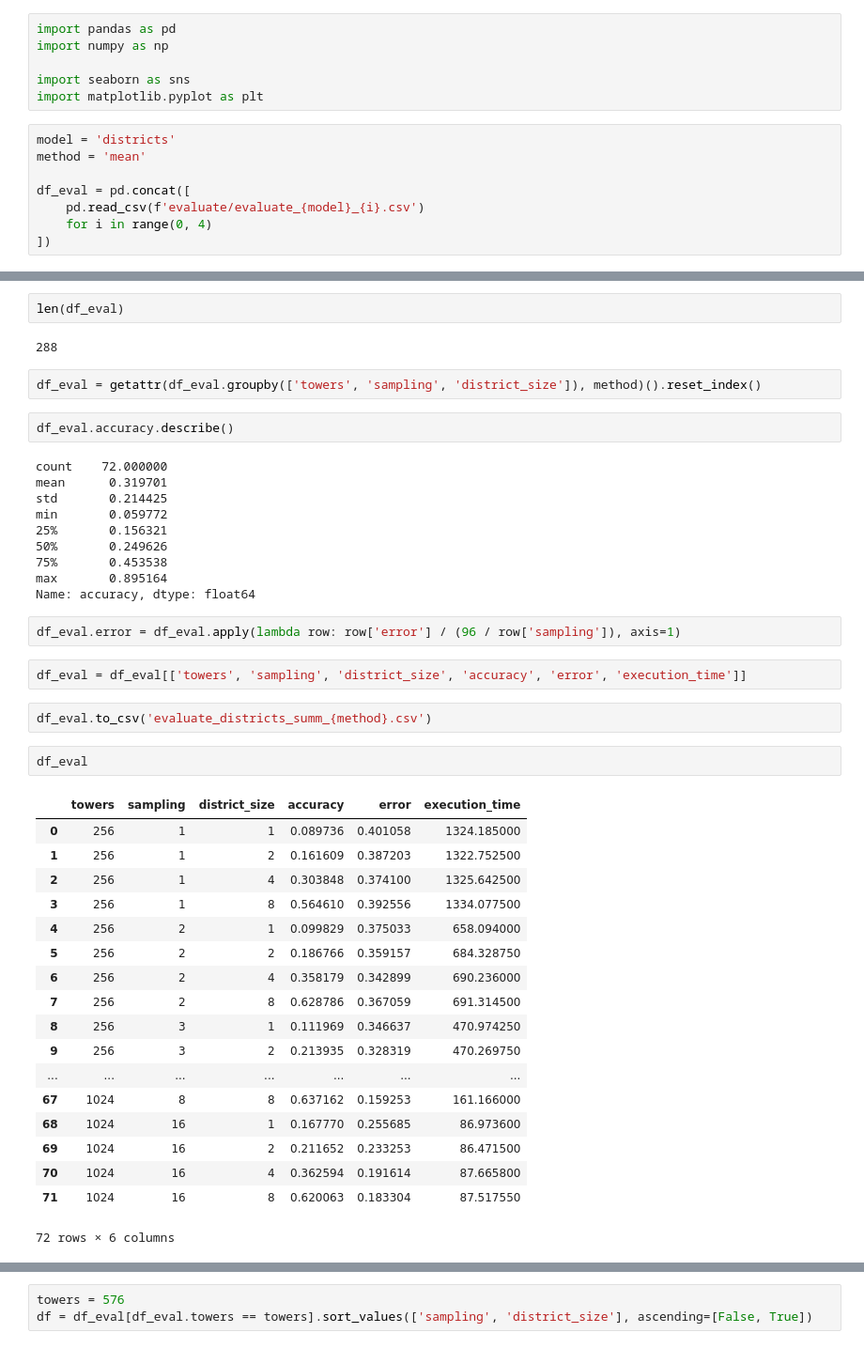
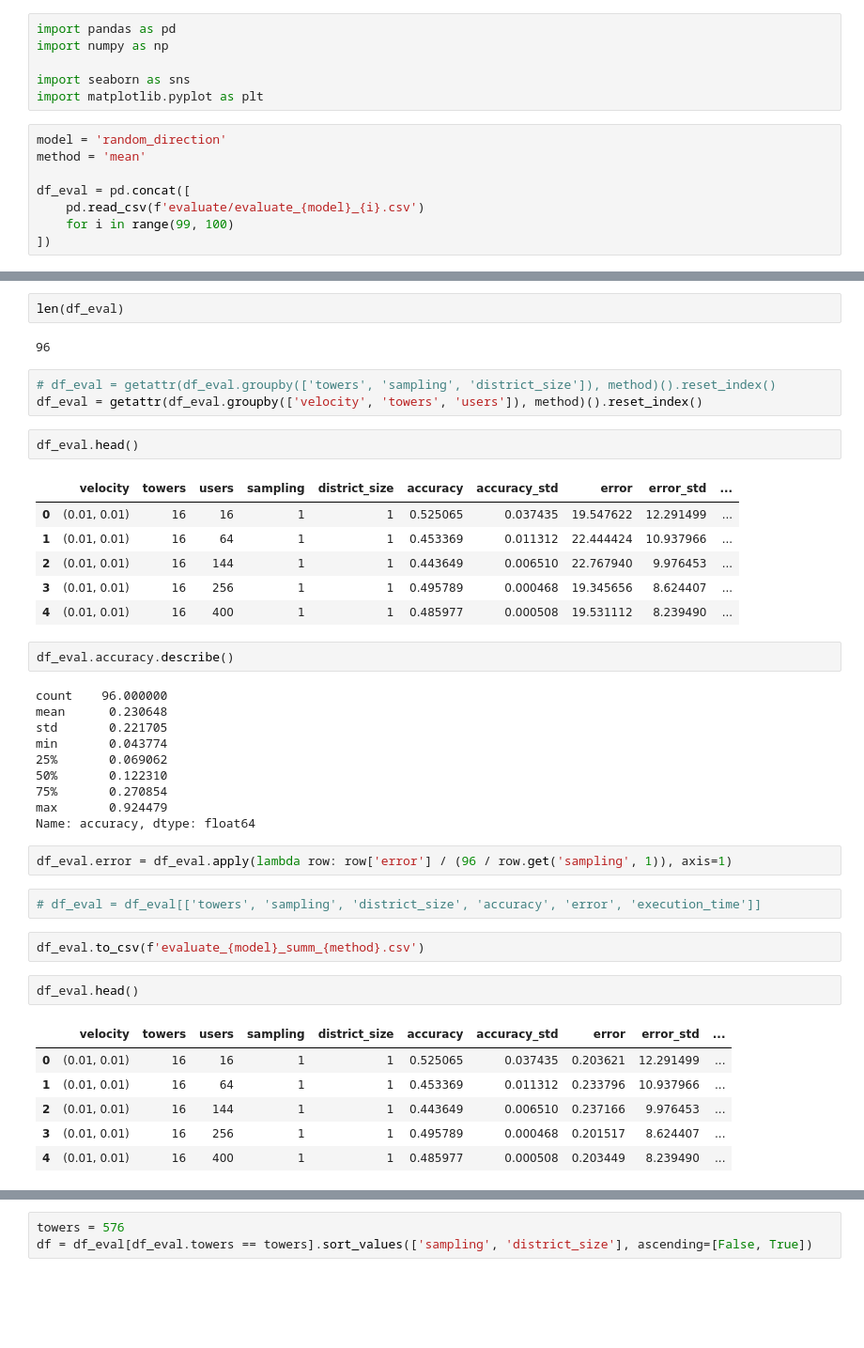
Before and after one commit to leopiney/tscf, a Jupyter notebook: evaluation-results-analysis.ipynb, the cells around one changed output, grey strips where cells are left out. Shown at 94% size. Cells and saved outputs as stored; diff of their text form; blank space fills up the shorter version.

```diff
--- a/evaluation-results-analysis.ipynb
+++ b/evaluation-results-analysis.ipynb
@@ -5,12 +5,12 @@ import numpy as np
 import seaborn as sns
 import matplotlib.pyplot as plt
 # %%
-model = 'districts'
+model = 'random_direction'
 method = 'mean'
 
 df_eval = pd.concat([
     pd.read_csv(f'evaluate/evaluate_{model}_{i}.csv')
-    for i in range(0, 4)
+    for i in range(99, 100)
 ])
 # %%
 df_eval.columns
@@ -21,45 +21,43 @@ Index(['towers', 'sampling', 'district_size', 'accuracy', 'accuracy_std',
 # %%
 len(df_eval)
 # %% [output]
-288
+96
 # %%
-df_eval = getattr(df_eval.groupby(['towers', 'sampling', 'district_size']), method)().reset_index()
+# df_eval = getattr(df_eval.groupby(['towers', 'sampling', 'district_size']), method)().reset_index()
+df_eval = getattr(df_eval.groupby(['velocity', 'towers', 'users']), method)().reset_index()
+# %%
+df_eval.head()
+# %% [output]
+|  | velocity | towers | users | sampling | district_size | accuracy | accuracy_std | error | error_std | ... |
+| 0 | (0.01, 0.01) | 16 | 16 | 1 | 1 | 0.525065 | 0.037435 | 19.547622 | 12.291499 | ... |
+| 1 | (0.01, 0.01) | 16 | 64 | 1 | 1 | 0.453369 | 0.011312 | 22.444424 | 10.937966 | ... |
+| 2 | (0.01, 0.01) | 16 | 144 | 1 | 1 | 0.443649 | 0.006510 | 22.767940 | 9.976453 | ... |
+| 3 | (0.01, 0.01) | 16 | 256 | 1 | 1 | 0.495789 | 0.000468 | 19.345656 | 8.624407 | ... |
+| 4 | (0.01, 0.01) | 16 | 400 | 1 | 1 | 0.485977 | 0.000508 | 19.531112 | 8.239490 | ... |
 # %%
 df_eval.accuracy.describe()
 # %% [output]
-count    72.000000
-mean      0.319701
-std       0.214425
-min       0.059772
-25%       0.156321
-50%       0.249626
-75%       0.453538
-max       0.895164
+count    96.000000
+mean      0.230648
+std       0.221705
+min       0.043774
+25%       0.069062
+50%       0.122310
+75%       0.270854
+max       0.924479
 Name: accuracy, dtype: float64
 # %%
-df_eval.error = df_eval.apply(lambda row: row['error'] / (96 / row['sampling']), axis=1)
+df_eval.error = df_eval.apply(lambda row: row['error'] / (96 / row.get('sampling', 1)), axis=1)
 # %%
-df_eval = df_eval[['towers', 'sampling', 'district_size', 'accuracy', 'error', 'execution_time']]
+# df_eval = df_eval[['towers', 'sampling', 'district_size', 'accuracy', 'error', 'execution_time']]
 # %%
-df_eval.to_csv('evaluate_districts_summ_{method}.csv')
+df_eval.to_csv(f'evaluate_{model}_summ_{method}.csv')
 # %%
-df_eval
+df_eval.head()
 # %% [output]
-|  | towers | sampling | district_size | accuracy | error | execution_time |
-| 0 | 256 | 1 | 1 | 0.089736 | 0.401058 | 1324.185000 |
-| 1 | 256 | 1 | 2 | 0.161609 | 0.387203 | 1322.752500 |
-| 2 | 256 | 1 | 4 | 0.303848 | 0.374100 | 1325.642500 |
-| 3 | 256 | 1 | 8 | 0.564610 | 0.392556 | 1334.077500 |
-| 4 | 256 | 2 | 1 | 0.099829 | 0.375033 | 658.094000 |
-| 5 | 256 | 2 | 2 | 0.186766 | 0.359157 | 684.328750 |
-| 6 | 256 | 2 | 4 | 0.358179 | 0.342899 | 690.236000 |
-| 7 | 256 | 2 | 8 | 0.628786 | 0.367059 | 691.314500 |
-| 8 | 256 | 3 | 1 | 0.111969 | 0.346637 | 470.974250 |
-| 9 | 256 | 3 | 2 | 0.213935 | 0.328319 | 470.269750 |
-| ... | ... | ... | ... | ... | ... | ... |
-| 67 | 1024 | 8 | 8 | 0.637162 | 0.159253 | 161.166000 |
-| 68 | 1024 | 16 | 1 | 0.167770 | 0.255685 | 86.973600 |
-| 69 | 1024 | 16 | 2 | 0.211652 | 0.233253 | 86.471500 |
-| 70 | 1024 | 16 | 4 | 0.362594 | 0.191614 | 87.665800 |
-| 71 | 1024 | 16 | 8 | 0.620063 | 0.183304 | 87.517550 |
+|  | velocity | towers | users | sampling | district_size | accuracy | accuracy_std | error | error_std | ... |
+| 0 | (0.01, 0.01) | 16 | 16 | 1 | 1 | 0.525065 | 0.037435 | 0.203621 | 12.291499 | ... |
+| 1 | (0.01, 0.01) | 16 | 64 | 1 | 1 | 0.453369 | 0.011312 | 0.233796 | 10.937966 | ... |
+| 2 | (0.01, 0.01) | 16 | 144 | 1 | 1 | 0.443649 | 0.006510 | 0.237166 | 9.976453 | ... |
+| 3 | (0.01, 0.01) | 16 | 256 | 1 | 1 | 0.495789 | 0.000468 | 0.201517 | 8.624407 | ... |
+| 4 | (0.01, 0.01) | 16 | 400 | 1 | 1 | 0.485977 | 0.000508 | 0.203449 | 8.239490 | ... |
-72 rows × 6 columns
```
Also changed, not shown: parts of 5 cells of this notebook, 5 other files.
